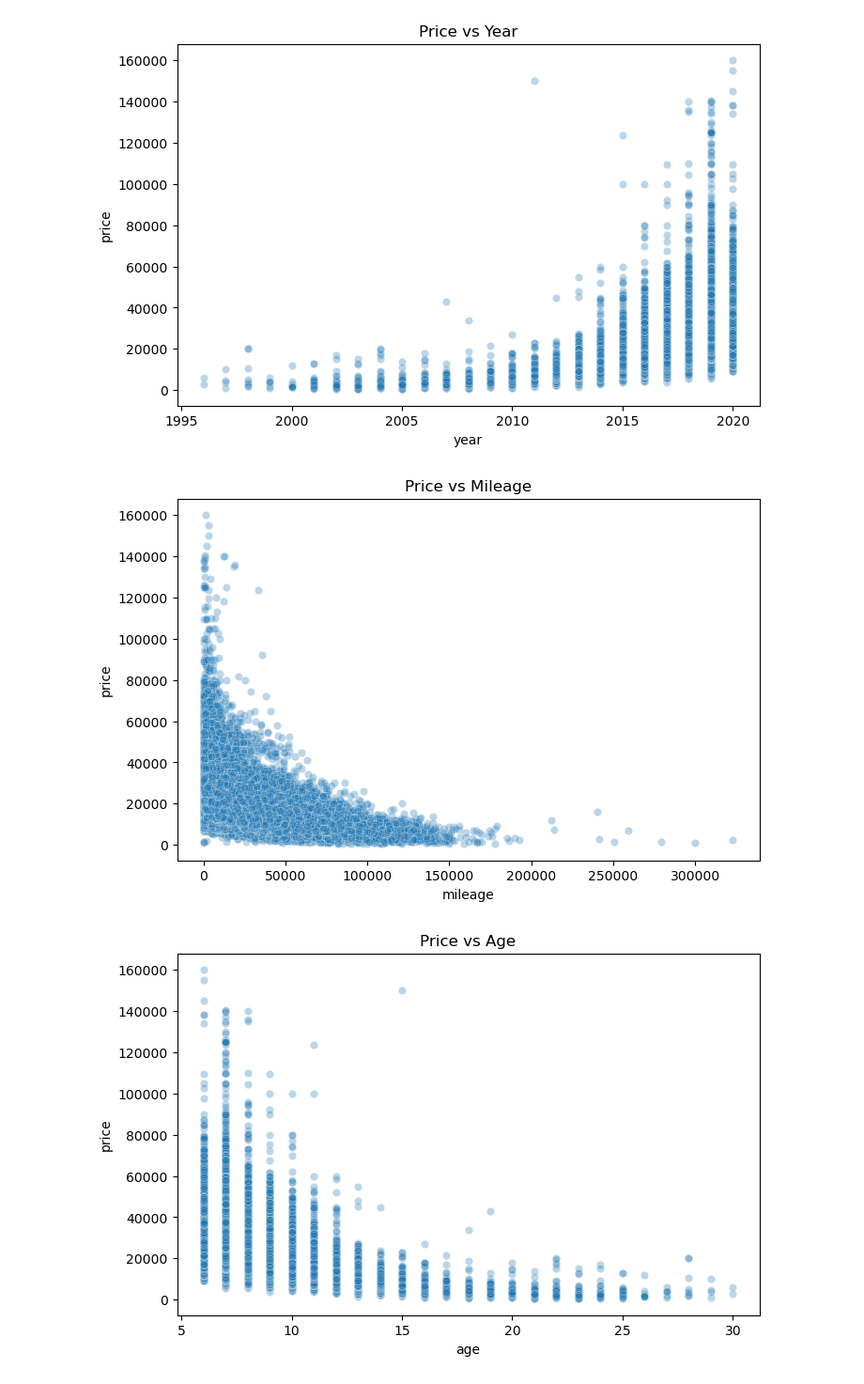
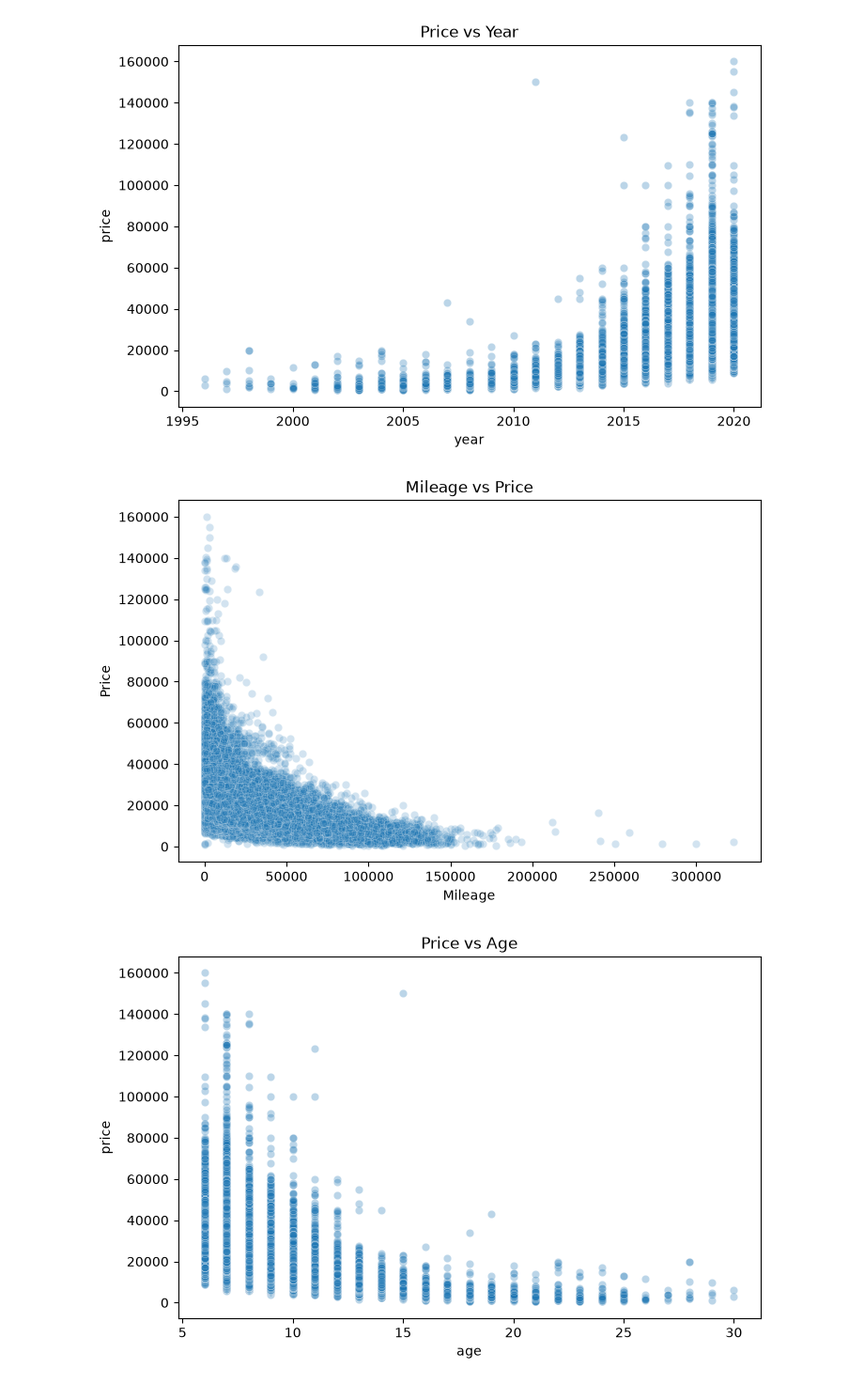
Before and after one commit to niteshbairwa185-pixel/automobile-intelligent-system, a Jupyter notebook: notebooks/01-EDA.ipynb, the cells around one changed output. Shown at 94% size. Cells and saved outputs as stored; diff of their text form; code cells hidden in the pictures.

```diff
--- a/notebooks/01-EDA.ipynb
+++ b/notebooks/01-EDA.ipynb
@@ -239,3 +198,0 @@ print(f"{match_rate:.1f}% of low-mpg rows have mpg == engineSize")
-# %%
-df = df[df['mpg'] >= 15]
-print("Rows remaining:", len(df))
@@ -285,13 +237,22 @@ plt.show()
 # %% [output]
 [figure]
 # %%
-#  Price vs Mileage
 plt.figure(figsize=(8,5))
-sns.scatterplot(data=df, x='mileage', y='price', alpha=0.3)
-plt.title('Price vs Mileage')
+
+sns.scatterplot(
+    data=df,
+    x="mileage",
+    y="price",
+    alpha=0.2
+)
+
+plt.title("Mileage vs Price")
+plt.xlabel("Mileage")
+plt.ylabel("Price")
+
 plt.show()
 # %% [output]
-[figure, old version]
+[figure, new version]
 # %%
 plt.figure(figsize=(8,5))
 sns.scatterplot(data=df, x='age', y='price', alpha=0.3)
```
Also changed, not shown: parts of 12 cells of this notebook, 1 other file.
